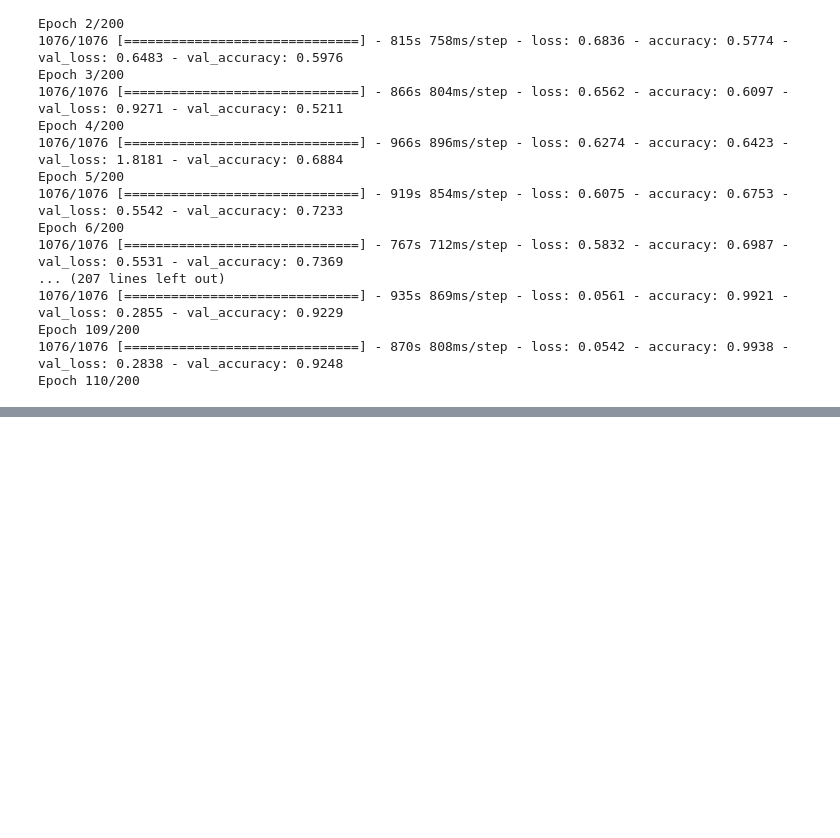
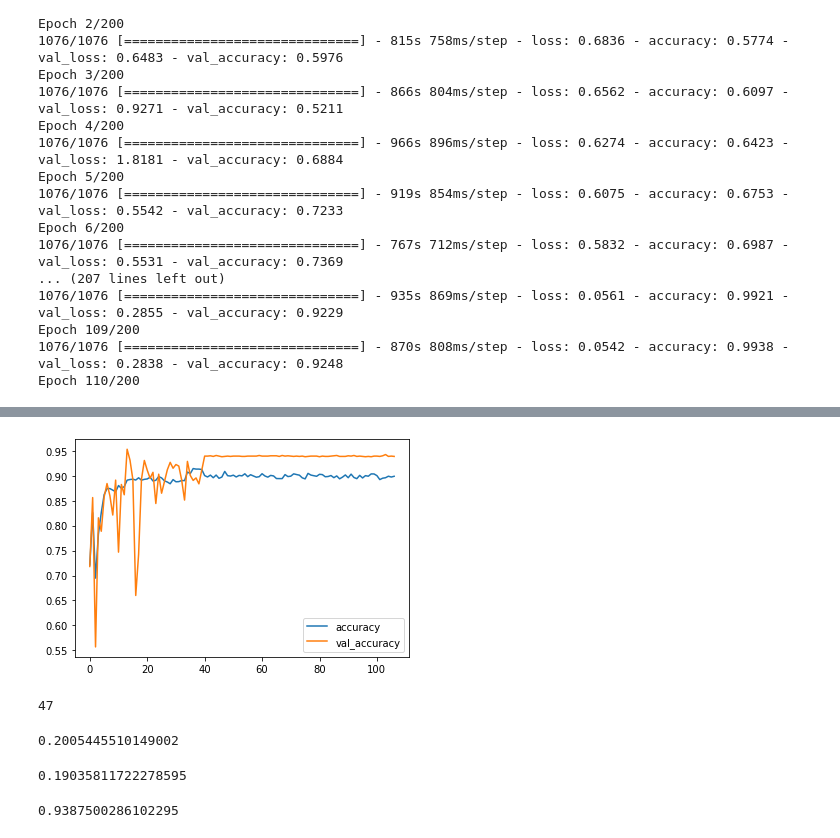
Before and after one commit to tobeor3009/CNN_total, a Jupyter notebook: classification_inceptionv3_gpu_0.ipynb, the cells around one changed output, grey strips where cells are left out. Saved outputs shown, nothing was run; the diff lists cells and outputs as text; code cells hidden in the pictures; blank space fills up the shorter version.

```diff
--- a/classification_inceptionv3_gpu_0.ipynb
+++ b/classification_inceptionv3_gpu_0.ipynb
@@ -529,0 +386,9 @@ def restore_sigmoid_value(y, decrease_ratio=1e1):
+# %%
+from matplotlib import pyplot as plt
+
+plt.plot(dict_from_csv["accuracy"][:-1])
+plt.plot(dict_from_csv["val_accuracy"])
+plt.legend(["accuracy", "val_accuracy"])
+plt.show()
+# %% [output]
+[figure, added]
@@ -529,0 +397,16 @@ def restore_sigmoid_value(y, decrease_ratio=1e1):
+# %%
+np.argmax(temp)
+# %% [output]
+47
+# %%
+dict_from_csv["loss"][47]
+# %% [output]
+0.2005445510149002
+# %%
+dict_from_csv["val_loss"][47]
+# %% [output]
+0.19035811722278595
+# %%
+dict_from_csv["val_accuracy"][47]
+# %% [output]
+0.9387500286102295
```
Also changed, not shown: parts of 20 cells of this notebook, 15 other files.
